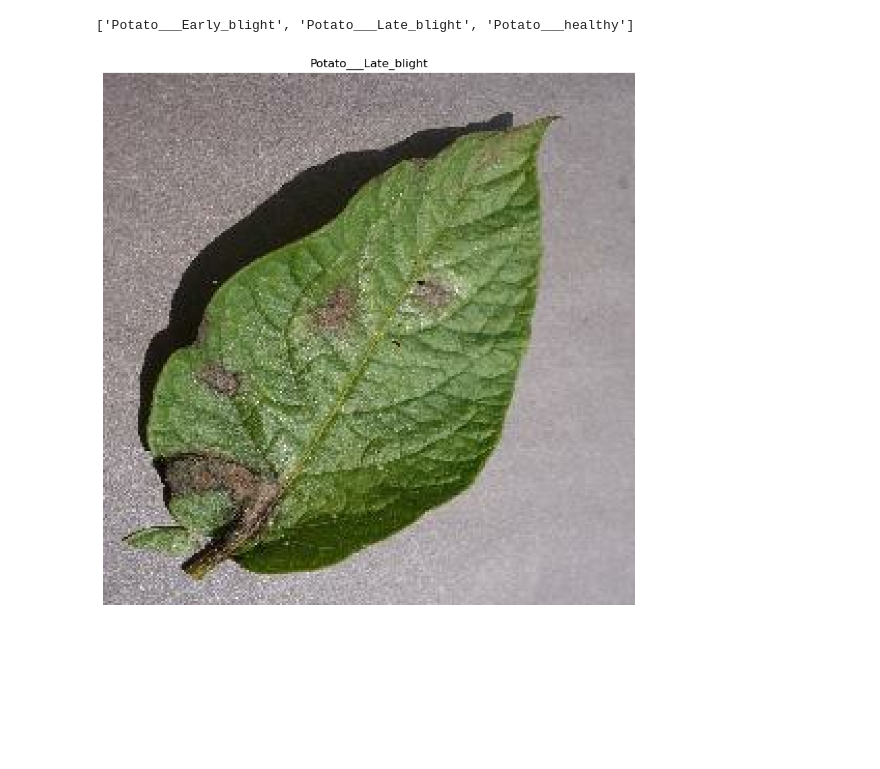
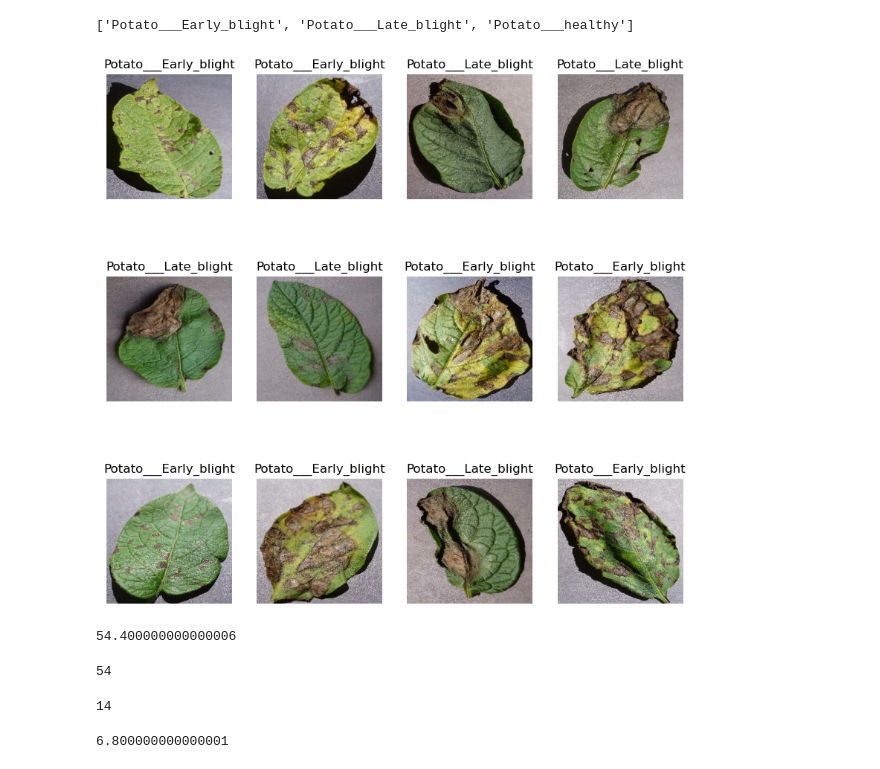
Before and after one commit to Rashid-LDR/PatatoLeafClassificationUsingCNN-Early-LateBlight-, a Jupyter notebook: PatatoLeafClassificationUsingCNN.ipynb, the cells around one changed output. Saved outputs shown, nothing was run; the diff lists cells and outputs as text; code cells hidden in the pictures; blank space fills up the shorter version.

```diff
--- a/PatatoLeafClassificationUsingCNN.ipynb
+++ b/PatatoLeafClassificationUsingCNN.ipynb
@@ -23,8 +23,10 @@ className
 # %%
 plt.figure(figsize=(10,10))
 for batch_Image,batch_lable in dataset.take(1):
-    plt.title(className[batch_lable[0]])
-    plt.imshow(batch_Image[0].numpy().astype("uint8"))
-    plt.axis("off")
+    for i in range(12):
+        plt.subplot(3,4,i+1)
+        plt.title(className[batch_lable[i]])
+        plt.imshow(batch_Image[i].numpy().astype("uint8"))
+        plt.axis("off")
 # %% [output]
-[figure, old version]
+[figure, new version]
@@ -30,0 +35,20 @@ for batch_Image,batch_lable in dataset.take(1):
+# %%
+train_size=0.8
+len(dataset)*train_size
+# %% [output]
+54.400000000000006
+# %%
+train_ds=dataset.take(54)
+len(train_ds)
+# %% [output]
+54
+# %%
+test_ds=dataset.skip(54)
+len(test_ds)
+# %% [output]
+14
+# %%
+valide_size=0.1
+len(dataset)*valide_size
+# %% [output]
+6.800000000000001
```
Also changed, not shown: parts of 8 cells of this notebook.
